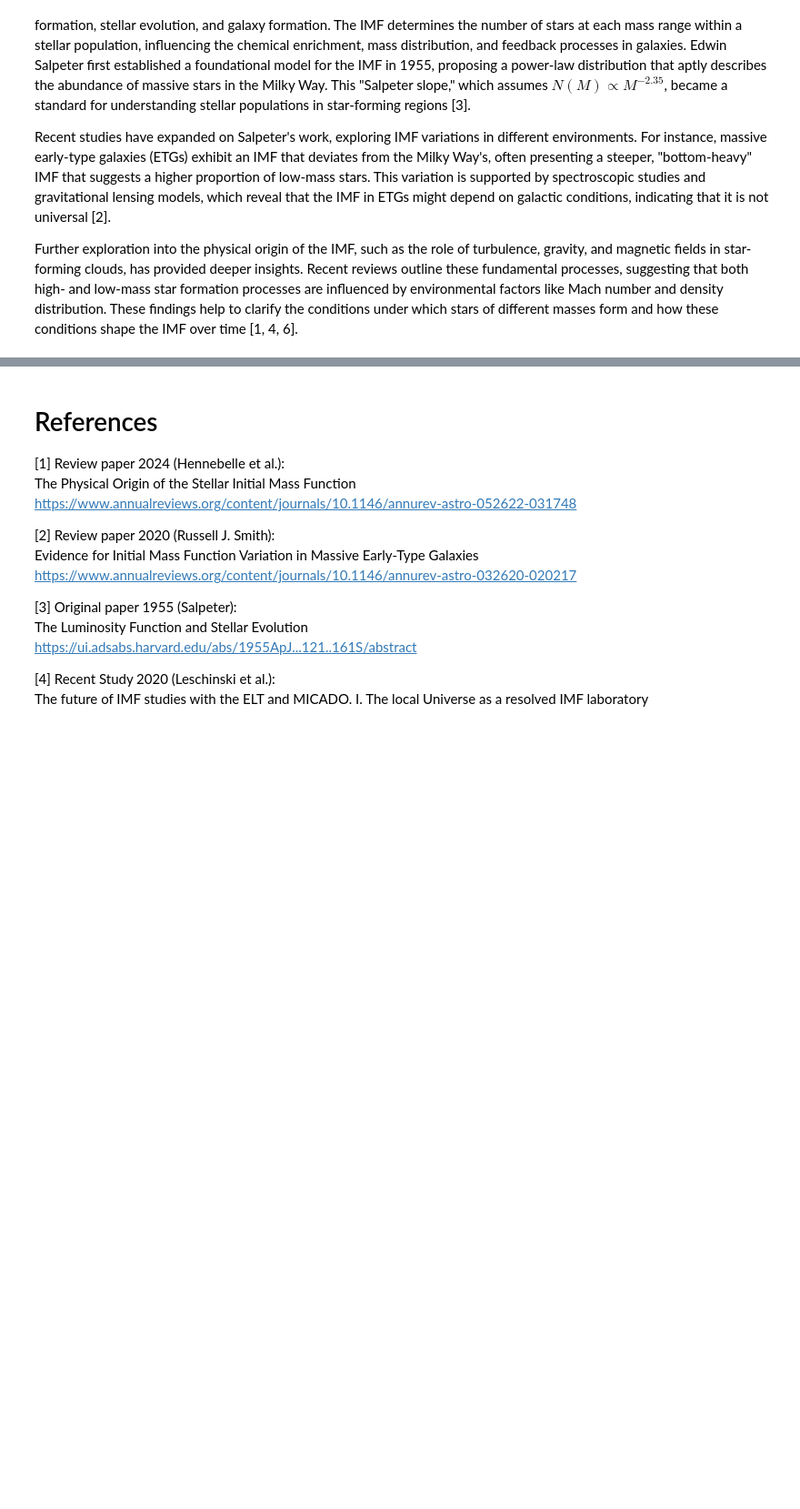
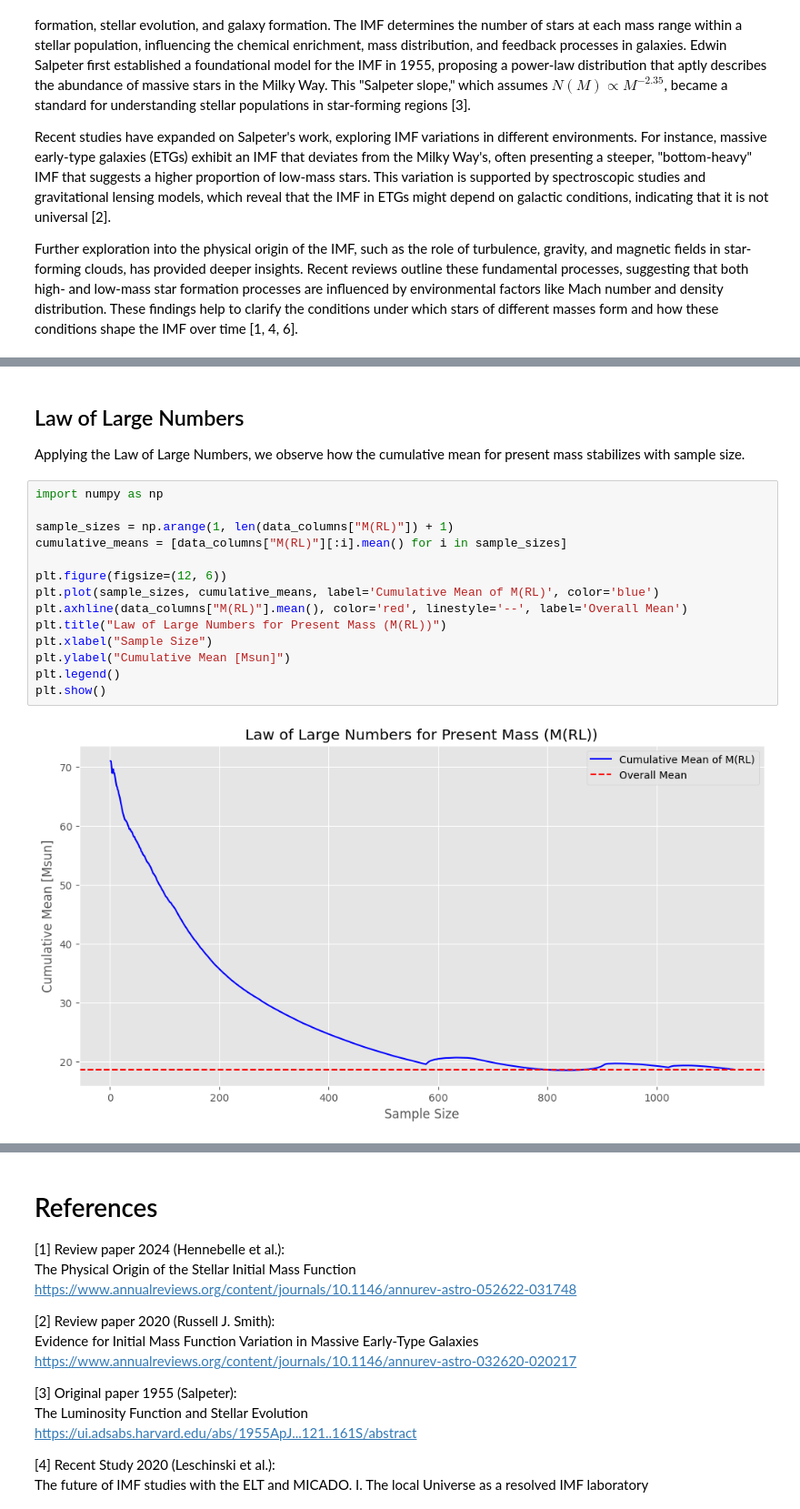
Before and after one commit to laxm7/sta_project, a Jupyter notebook: imf_chiara_felix_laxman.ipynb, the cells around one changed output, grey strips where cells are left out. Shown at 91% size. Cells and saved outputs as stored; diff of their text form; blank space fills up the shorter version.

```diff
--- a/imf_chiara_felix_laxman.ipynb
+++ b/imf_chiara_felix_laxman.ipynb
@@ -348,0 +208,20 @@ plt.show()
+# %% [markdown]
+## Law of Large Numbers
+
+Applying the Law of Large Numbers, we observe how the cumulative mean for present mass stabilizes with sample size.
+# %%
+import numpy as np
+
+sample_sizes = np.arange(1, len(data_columns["M(RL)"]) + 1)
+cumulative_means = [data_columns["M(RL)"][:i].mean() for i in sample_sizes]
+
+plt.figure(figsize=(12, 6))
+plt.plot(sample_sizes, cumulative_means, label='Cumulative Mean of M(RL)', color='blue')
+plt.axhline(data_columns["M(RL)"].mean(), color='red', linestyle='--', label='Overall Mean')
+plt.title("Law of Large Numbers for Present Mass (M(RL))")
+plt.xlabel("Sample Size")
+plt.ylabel("Cumulative Mean [Msun]")
+plt.legend()
+plt.show()
+# %% [output]
+[figure, added]
```
Also changed, not shown: parts of 41 cells of this notebook.
